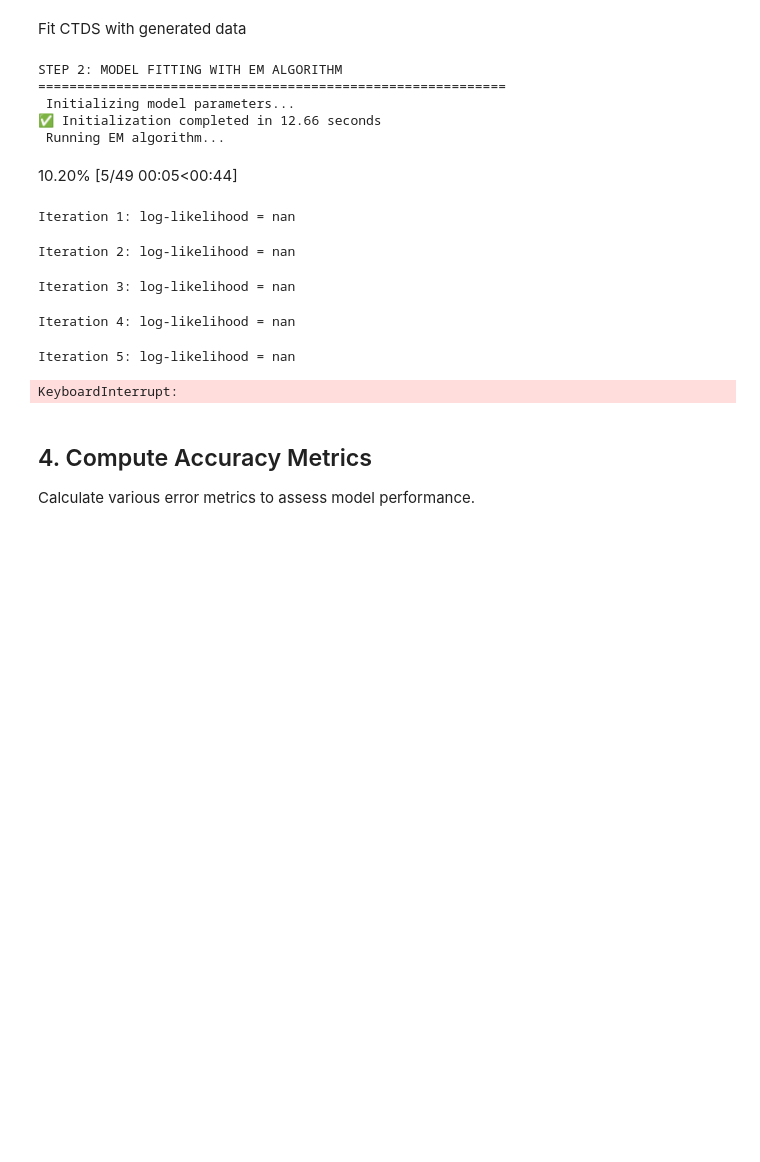
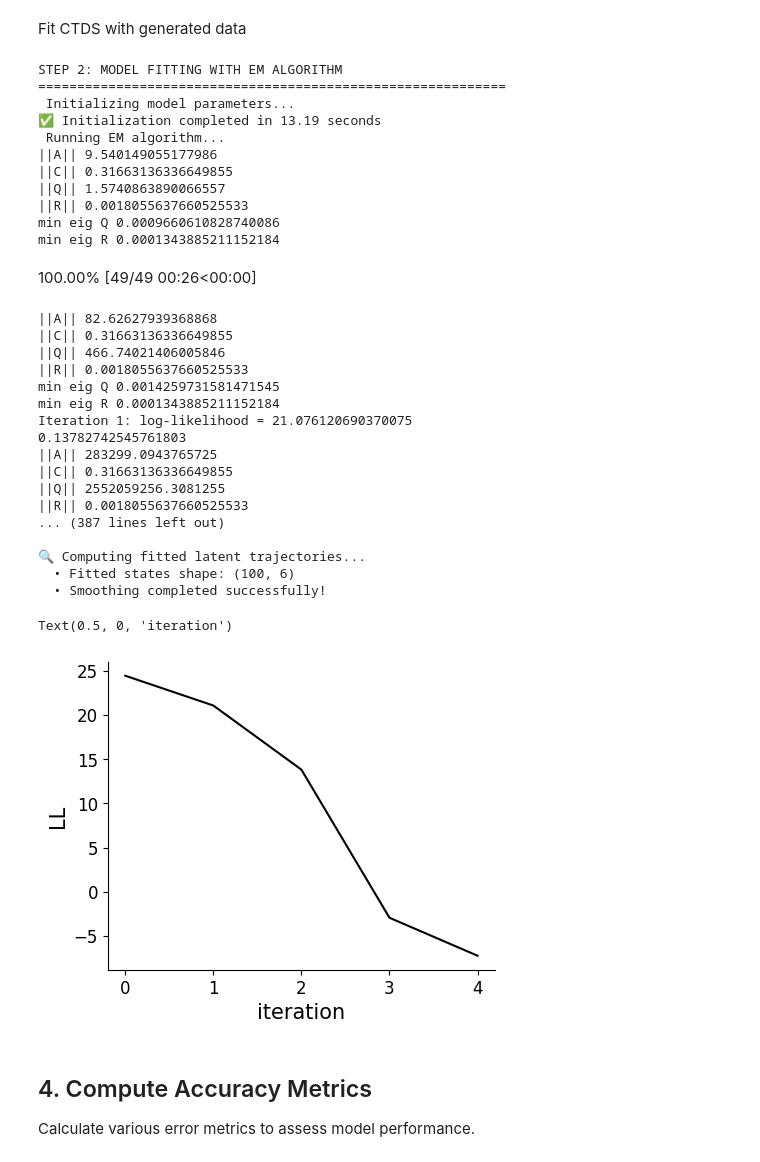
Before and after one commit to kasherri/CTDS, a Jupyter notebook: ctds_model_validation.ipynb, the cells around one changed output. Saved outputs shown, nothing was run; the diff lists cells and outputs as text; code cells hidden in the pictures; blank space fills up the shorter version.

```diff
--- a/ctds_model_validation.ipynb
+++ b/ctds_model_validation.ipynb
@@ -283,7 +349,7 @@ print(" Initializing model parameters...")
 start_time = time.time()
 
 # Initialize parameters from observations
-demo_params_init = ctds.initialize(train_obs)
+demo_params_init = ctds.initialize(jnp.mean(train_datas, axis=0))
 init_time = time.time() - start_time
 
 print(f"✅ Initialization completed in {init_time:.2f} seconds")
@@ -292,14 +358,15 @@ print(f"✅ Initialization completed in {init_time:.2f} seconds")
 print(" Running EM algorithm...")
 num_em_iters = 50
 
-
+emissions=ParamsCTDSEmissions(weights=C_true, cov=R_true,emission_dims=demo_params_init.emissions.emission_dims, left_padding_dims=demo_params_init.emissions.left_padding_dims, right_padding_dims=demo_params_init.emissions.right_padding_dims)
+ctds_params= ParamsCTDS(initial=ctds_params.initial, dynamics=ctds_params.dynamics, emissions=emissions, constraints=ctds_params.constraints, observations=jnp.mean(train_datas, axis=0))# Set observations for EM fitting
 # Track timing
 em_start_time = time.time()
 
 # Run EM fitting with progress tracking
 # Refit on training data
 params_fitted, test_lls = ctds.fit_em(
-    demo_params_init,
+    ctds_params,
     train_datas,
     num_iters=num_em_iters,
     verbose=True
@@ -310,41 +377,60 @@ em_per_iter_time = em_total_time / num_em_iters
 from inference import DynamaxLGSSMBackend
 print(f"\n✅ EM Algorithm Results:")
 print(f"  • Total fitting time: {em_total_time:.2f} seconds")
 print(f"  • Time per iteration: {em_per_iter_time:.3f} seconds")
 print(f"  • Initial log-likelihood: {test_lls[0]:.2f}")
 print(f"  • Final log-likelihood: {test_lls[-1]:.2f}")
 print(f"  • Log-likelihood improvement: {test_lls[-1] - test_lls[1]:.2f}")
 
 
 # Compute latent states using smoother
 print("\n🔍 Computing fitted latent trajectories...")
 smoothed_means, smoothed_covariances = DynamaxLGSSMBackend.smoother(params_fitted, observations)
 states_fitted = smoothed_means #shape (T, D)
 
 print(f"  • Fitted states shape: {states_fitted.shape}")
 print(f"  • Smoothing completed successfully!")
 
 
 #plot logs
 plt.figure(figsize=(5, 4))
 plt.plot(test_lls, color = 'k')
 plt.gca().spines['right'].set_visible(False)
 plt.gca().spines['top'].set_visible(False)
 plt.ylabel('LL', fontsize=15)
 plt.xlabel('iteration', fontsize=15)
 # %% [output]
 STEP 2: MODEL FITTING WITH EM ALGORITHM
 ============================================================
  Initializing model parameters...
-✅ Initialization completed in 12.66 seconds
+✅ Initialization completed in 13.19 seconds
  Running EM algorithm...
+||A|| 9.540149055177986
+||C|| 0.31663136336649855
+||Q|| 1.5740863890066557
+||R|| 0.0018055637660525533
+min eig Q 0.0009660610828740086
+min eig R 0.0001343885211152184
-10.20% [5/49 00:05<00:44]
+100.00% [49/49 00:26<00:00]
-Iteration 1: log-likelihood = nan
+||A|| 82.62627939368868
+||C|| 0.31663136336649855
+||Q|| 466.74021406005846
+||R|| 0.0018055637660525533
+min eig Q 0.0014259731581471545
+min eig R 0.0001343885211152184
+Iteration 1: log-likelihood = 21.076120690370075
+0.13782742545761803
+||A|| 283299.0943765725
+||C|| 0.31663136336649855
+||Q|| 2552059256.3081255
+||R|| 0.0018055637660525533
+... (387 lines left out)
+
+🔍 Computing fitted latent trajectories...
+  • Fitted states shape: (100, 6)
+  • Smoothing completed successfully!
-Iteration 2: log-likelihood = nan
+Text(0.5, 0, 'iteration')
-Iteration 3: log-likelihood = nan
-Iteration 4: log-likelihood = nan
-Iteration 5: log-likelihood = nan
-KeyboardInterrupt:
+[figure, added]
 # %% [markdown]
 ## 4. Compute Accuracy Metrics
 
```
Also changed, not shown: parts of 13 cells of this notebook, 6 other files.
